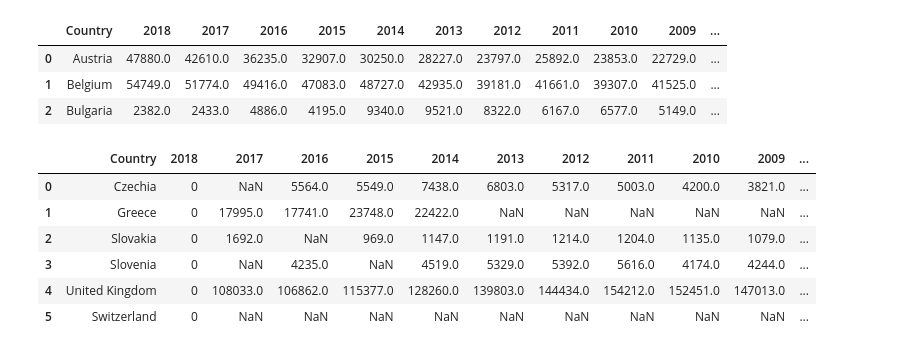
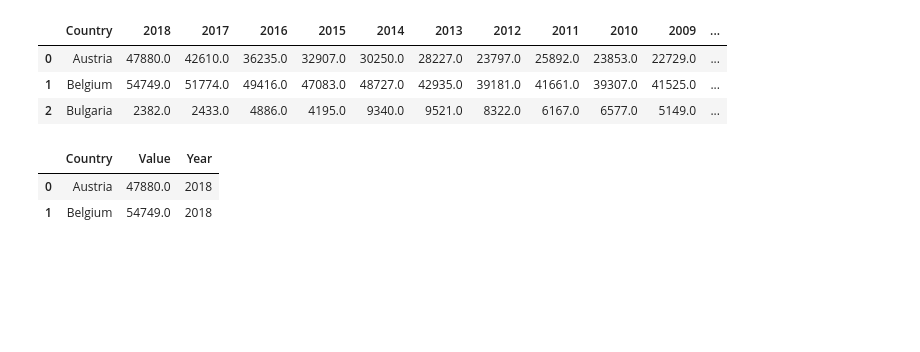
Before and after one commit to s171243/SocialDataAnalyis, a Jupyter notebook: final_project.ipynb, the cells around one changed output. Drawn from its saved outputs; the diff is of its cells as text; code cells hidden in the pictures; blank space fills up the shorter version.

Commit message:
Refactored way of dealing with data set

```diff
--- a/final_project.ipynb
+++ b/final_project.ipynb
@@ -15,17 +15,21 @@ df.head(3)
 | 0 | Austria | 47880.0 | 42610.0 | 36235.0 | 32907.0 | 30250.0 | 28227.0 | 23797.0 | 25892.0 | 23853.0 | 22729.0 | ... |
 | 1 | Belgium | 54749.0 | 51774.0 | 49416.0 | 47083.0 | 48727.0 | 42935.0 | 39181.0 | 41661.0 | 39307.0 | 41525.0 | ... |
 | 2 | Bulgaria | 2382.0 | 2433.0 | 4886.0 | 4195.0 | 9340.0 | 9521.0 | 8322.0 | 6167.0 | 6577.0 | 5149.0 | ... |
-# %%
-empty_df = df.loc[df['2018'].isnull()].copy()
-empty_df["2018"] = 0
-empty_df = empty_df.append({"2018": 0, "Country":"Switzerland"}, ignore_index=True)
-empty_df
-# %% [output]
-|  | Country | 2018 | 2017 | 2016 | 2015 | 2014 | 2013 | 2012 | 2011 | 2010 | 2009 | ... |
-| 0 | Czechia | 0 | NaN | 5564.0 | 5549.0 | 7438.0 | 6803.0 | 5317.0 | 5003.0 | 4200.0 | 3821.0 | ... |
-| 1 | Greece | 0 | 17995.0 | 17741.0 | 23748.0 | 22422.0 | NaN | NaN | NaN | NaN | NaN | ... |
-| 2 | Slovakia | 0 | 1692.0 | NaN | 969.0 | 1147.0 | 1191.0 | 1214.0 | 1204.0 | 1135.0 | 1079.0 | ... |
-| 3 | Slovenia | 0 | NaN | 4235.0 | NaN | 4519.0 | 5329.0 | 5392.0 | 5616.0 | 4174.0 | 4244.0 | ... |
-| 4 | United Kingdom | 0 | 108033.0 | 106862.0 | 115377.0 | 128260.0 | 139803.0 | 144434.0 | 154212.0 | 152451.0 | 147013.0 | ... |
-| 5 | Switzerland | 0 | NaN | NaN | NaN | NaN | NaN | NaN | NaN | NaN | NaN | ... |
+# %%
+df = df.set_index("Country")
+# %%
+new_df = []
+
+for col, data in df.items():
+    new_df.append([data.index.to_list(), data.values.tolist(), [data.name]*len(df)])
+
+liist = [list(zip(x,y,z)) for x, y, z in new_df]
+newlist = [item for items in liist for item in items]
+# %%
+large_df = pd.DataFrame(newlist, columns=["Country", "Value", "Year"])
+large_df.head(2)
+# %% [output]
+|  | Country | Value | Year |
+| 0 | Austria | 47880.0 | 2018 |
+| 1 | Belgium | 54749.0 | 2018 |
 # %%
```
Also changed, not shown: parts of 4 cells of this notebook.
